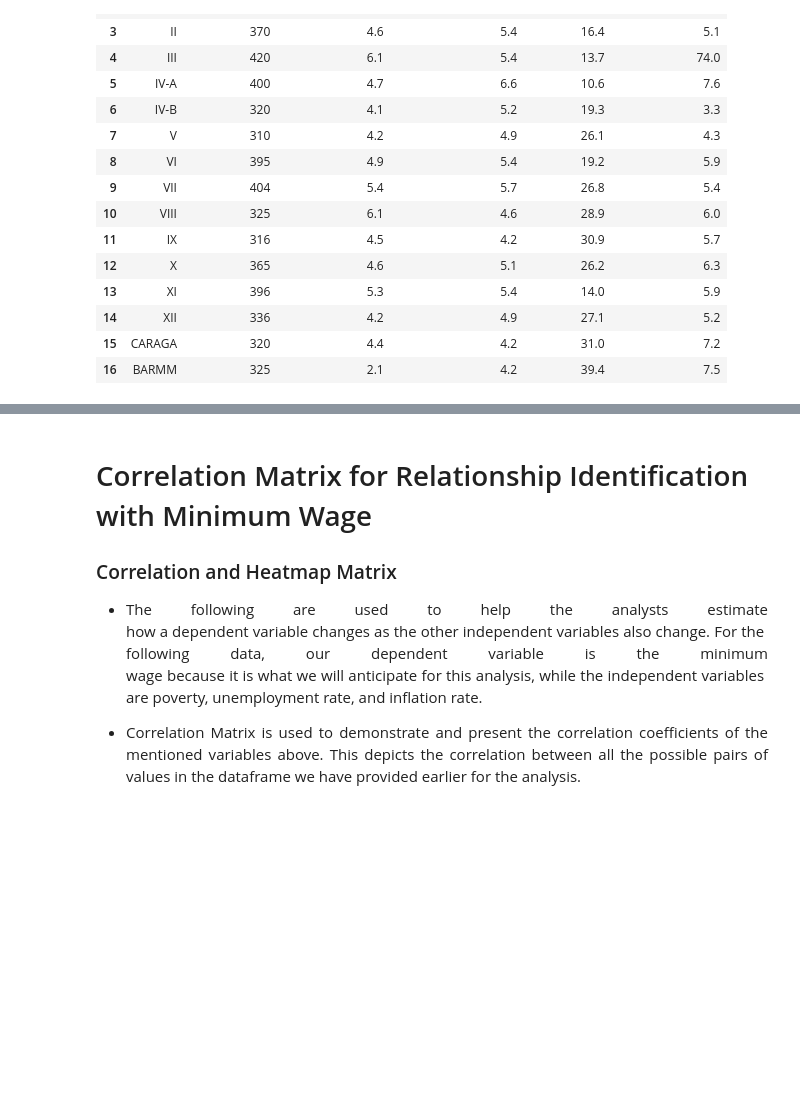
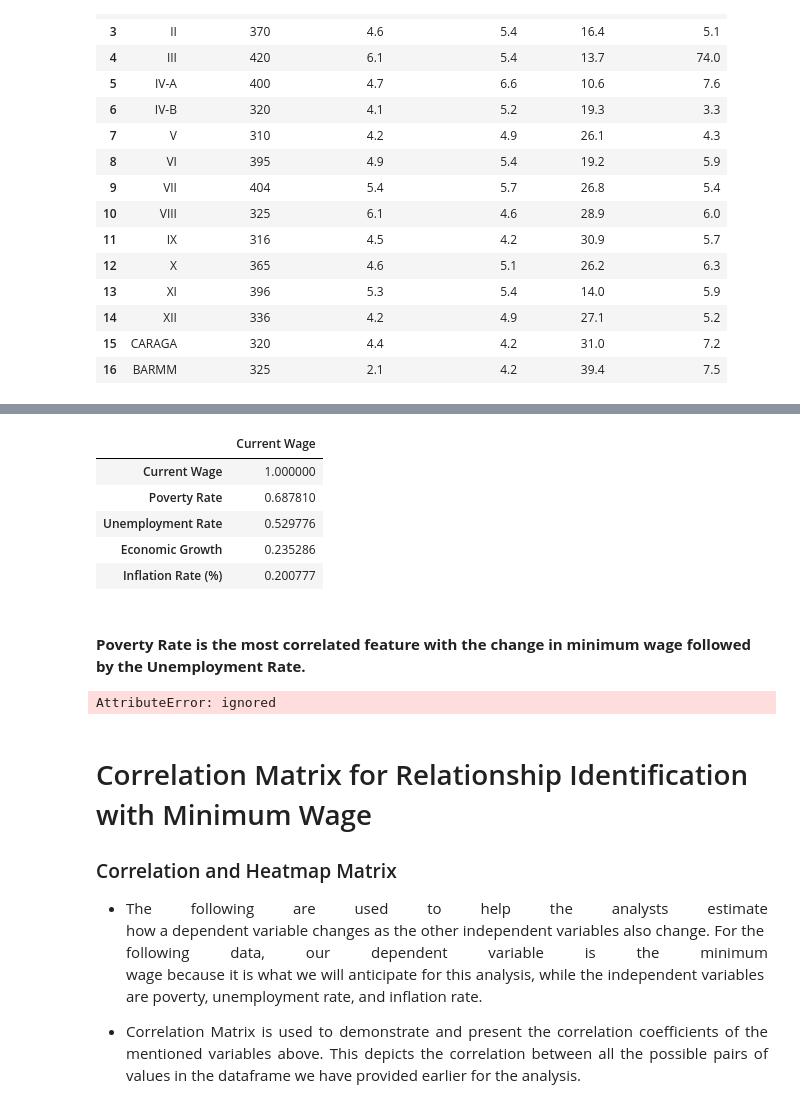
Before and after one commit to kryzlerahne/IT3205_FilipinoDataAlliance, a Jupyter notebook: Codes/The_Future_Pay_Visualizations.ipynb, the cells around one changed output, grey strips where cells are left out. Cells and saved outputs as stored; diff of their text form; code cells hidden in the pictures; blank space fills up the shorter version.

Commit message:
Updated Correlation Analysis

```diff
--- a/Codes/The_Future_Pay_Visualizations.ipynb
+++ b/Codes/The_Future_Pay_Visualizations.ipynb
@@ -605,3 +646,23 @@ display(df.iloc[0:])
+# %%
+#Correlations
+pd.DataFrame(abs(df.corr()['Current Wage']).sort_values(ascending = False))
+# %% [output]
+|  | Current Wage |
+| Current Wage | 1.000000 |
+| Poverty Rate | 0.687810 |
+| Unemployment Rate | 0.529776 |
+| Economic Growth | 0.235286 |
+| Inflation Rate (%) | 0.200777 |
+# %% [markdown]
+<br>
+<b> Poverty Rate is the most correlated feature with the change in minimum wage followed by the Unemployment Rate.</b>
+# %%
+## get the most important variables.
+
+corr = df.corr()**2
+corr.Current_Wage.sort_values(ascending=False)
+# %% [output]
+AttributeError: ignored
 # %% [markdown]
 # Correlation Matrix for Relationship Identification with Minimum Wage
 
```
Also changed, not shown: parts of 3 cells of this notebook.
